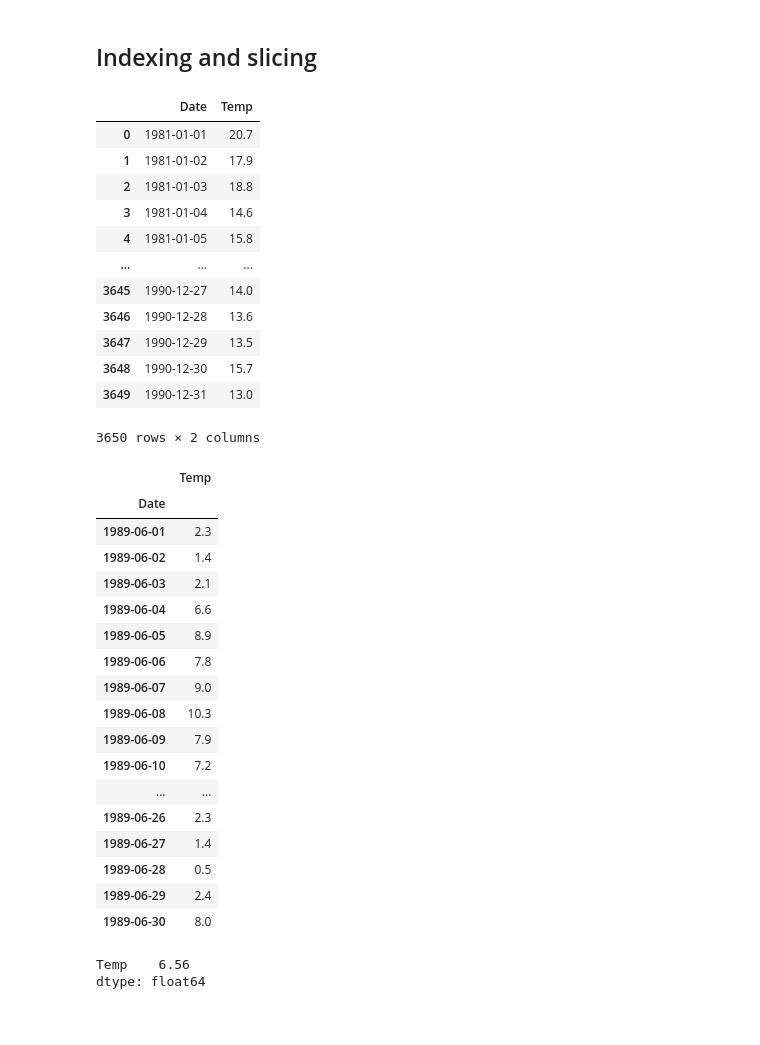
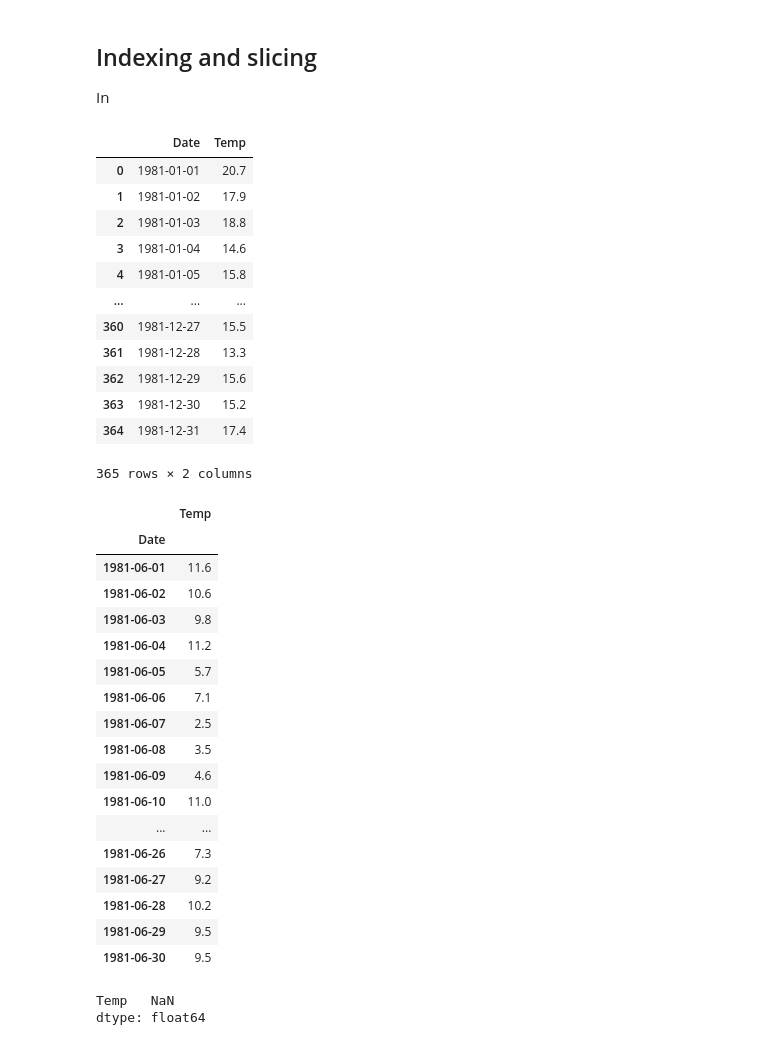
Before and after one commit to LorenzF/data-science-practical-approach, a Jupyter notebook: src/c3_data_preprocessing/indexing_slicing.ipynb, the cells around one changed output. Cells and saved outputs as stored; diff of their text form; code cells hidden in the pictures.

```diff
--- a/src/c3_data_preprocessing/indexing_slicing.ipynb
+++ b/src/c3_data_preprocessing/indexing_slicing.ipynb
@@ -1,9 +1,11 @@
 # %% [markdown]
 ## Indexing and slicing
+
+In
 # %%
 import pandas as pd
 # %%
-min_temp_df = pd.read_csv('https://raw.githubusercontent.com/jbrownlee/Datasets/master/daily-min-temperatures.csv')
+min_temp_df = pd.read_csv('https://raw.githubusercontent.com/LorenzF/data-science-practical-approach/main/src/c2_data_preparation/data/temperatures/australia/melbourne/1981.csv')
 min_temp_df
 # %% [output]
 |  | Date | Temp |
@@ -13,39 +15,39 @@ min_temp_df
 | 3 | 1981-01-04 | 14.6 |
 | 4 | 1981-01-05 | 15.8 |
 | ... | ... | ... |
-| 3645 | 1990-12-27 | 14.0 |
-| 3646 | 1990-12-28 | 13.6 |
-| 3647 | 1990-12-29 | 13.5 |
-| 3648 | 1990-12-30 | 15.7 |
-| 3649 | 1990-12-31 | 13.0 |
+| 360 | 1981-12-27 | 15.5 |
+| 361 | 1981-12-28 | 13.3 |
+| 362 | 1981-12-29 | 15.6 |
+| 363 | 1981-12-30 | 15.2 |
+| 364 | 1981-12-31 | 17.4 |
-3650 rows × 2 columns
+365 rows × 2 columns
 # %%
 min_temp_df.Date = pd.to_datetime(min_temp_df.Date)
 # %%
 min_temp_df = min_temp_df.set_index('Date')
 # %%
-min_temp_df.loc['1989-06-01':'1989-06-30']
+min_temp_df.loc['1981-06-01':'1981-06-30']
 # %% [output]
 |  | Temp |
 | Date |  |
-| 1989-06-01 | 2.3 |
-| 1989-06-02 | 1.4 |
-| 1989-06-03 | 2.1 |
-| 1989-06-04 | 6.6 |
-| 1989-06-05 | 8.9 |
-| 1989-06-06 | 7.8 |
-| 1989-06-07 | 9.0 |
-| 1989-06-08 | 10.3 |
-| 1989-06-09 | 7.9 |
-| 1989-06-10 | 7.2 |
+| 1981-06-01 | 11.6 |
+| 1981-06-02 | 10.6 |
+| 1981-06-03 | 9.8 |
+| 1981-06-04 | 11.2 |
+| 1981-06-05 | 5.7 |
+| 1981-06-06 | 7.1 |
+| 1981-06-07 | 2.5 |
+| 1981-06-08 | 3.5 |
+| 1981-06-09 | 4.6 |
+| 1981-06-10 | 11.0 |
 | ... | ... |
-| 1989-06-26 | 2.3 |
-| 1989-06-27 | 1.4 |
-| 1989-06-28 | 0.5 |
-| 1989-06-29 | 2.4 |
-| 1989-06-30 | 8.0 |
+| 1981-06-26 | 7.3 |
+| 1981-06-27 | 9.2 |
+| 1981-06-28 | 10.2 |
+| 1981-06-29 | 9.5 |
+| 1981-06-30 | 9.5 |
 # %%
 min_temp_df.loc['1989-06-01':'1989-06-30'].mean()
 # %% [output]
-Temp    6.56
+Temp   NaN
 dtype: float64
```
Also changed, not shown: parts of 6 cells of this notebook, 4 other files.
